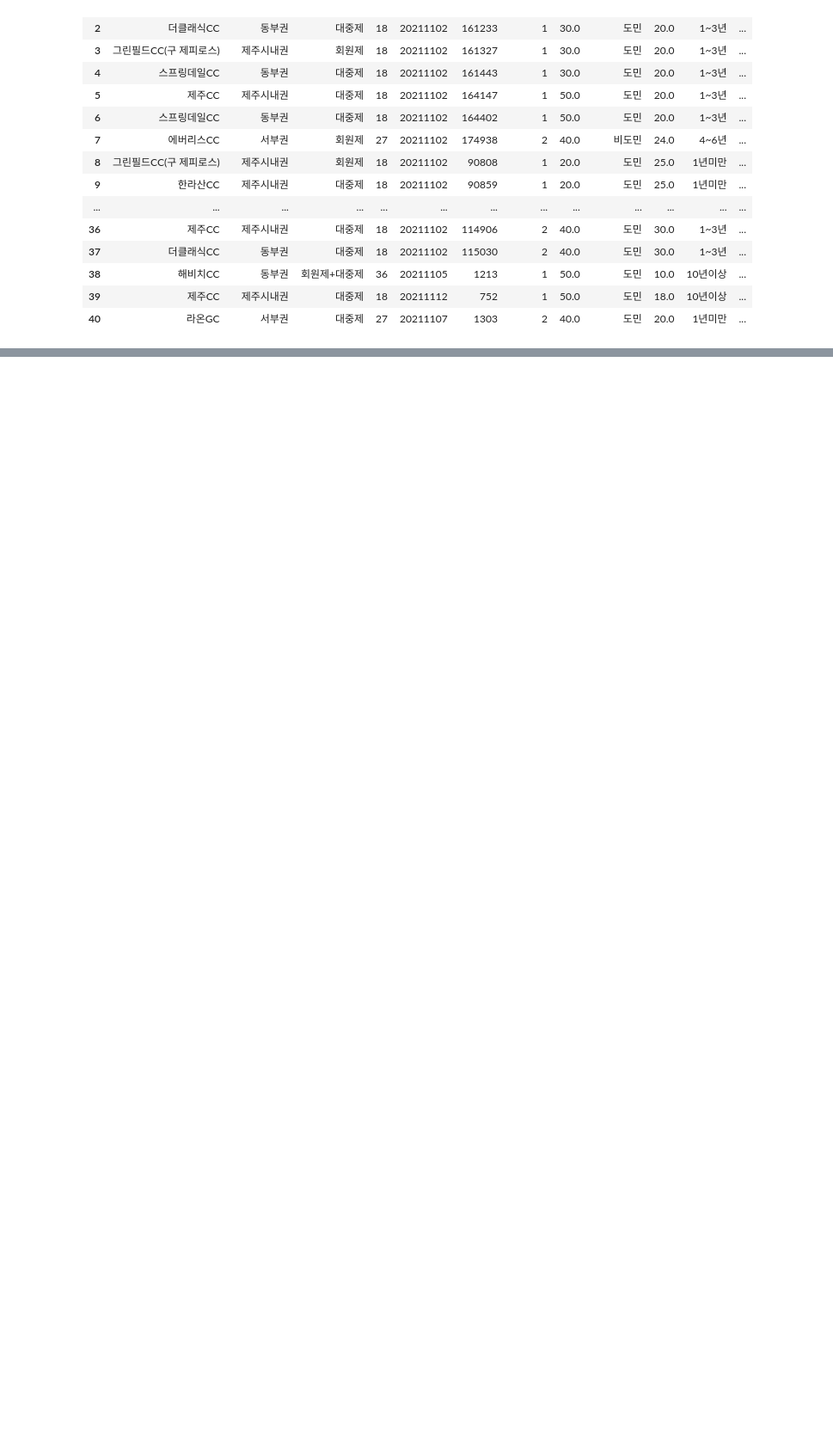
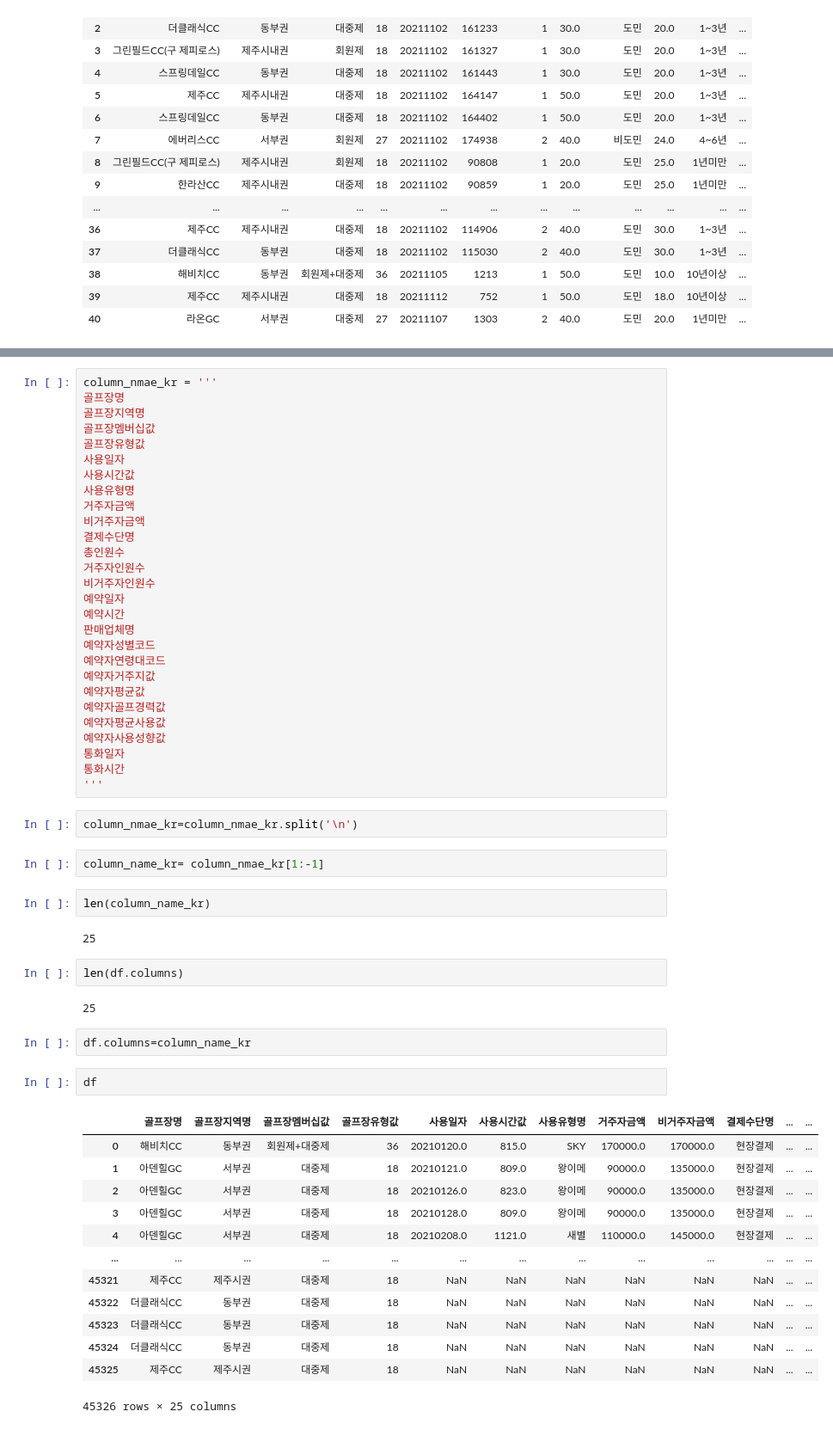
Before and after one commit to minwooking/Next_Ez_Training, a Jupyter notebook: golf1_데이터합치기.ipynb, the cells around one changed output, grey strips where cells are left out. Shown: that part at 86% size. Saved outputs shown, nothing was run; the diff lists cells and outputs as text; blank space fills up the shorter version.

```diff
--- a/golf1.ipynb
+++ b/golf1_데이터합치기.ipynb
@@ -248,0 +251,58 @@ golf_df_concat_dropnull
+# %%
+column_nmae_kr = '''
+골프장명
+골프장지역명
+골프장멤버십값
+골프장유형값
+사용일자
+사용시간값
+사용유형명
+거주자금액
+비거주자금액
+결제수단명
+총인원수
+거주자인원수
+비거주자인원수
+예약일자
+예약시간
+판매업체명
+예약자성별코드
+예약자연령대코드
+예약자거주지값
+예약자평균값
+예약자골프경력값
+예약자평균사용값
+예약자사용성향값
+통화일자
+통화시간
+'''
+# %%
+column_nmae_kr=column_nmae_kr.split('\n')
+# %%
+column_name_kr= column_nmae_kr[1:-1]
+# %%
+len(column_name_kr)
+# %% [output]
+25
+# %%
+len(df.columns)
+# %% [output]
+25
+# %%
+df.columns=column_name_kr
+# %%
+df
+# %% [output]
+|  | 골프장명 | 골프장지역명 | 골프장멤버십값 | 골프장유형값 | 사용일자 | 사용시간값 | 사용유형명 | 거주자금액 | 비거주자금액 | 결제수단명 | ... | ... |
+| 0 | 해비치CC | 동부권 | 회원제+대중제 | 36 | 20210120.0 | 815.0 | SKY | 170000.0 | 170000.0 | 현장결제 | ... | ... |
+| 1 | 아덴힐GC | 서부권 | 대중제 | 18 | 20210121.0 | 809.0 | 왕이메 | 90000.0 | 135000.0 | 현장결제 | ... | ... |
+| 2 | 아덴힐GC | 서부권 | 대중제 | 18 | 20210126.0 | 823.0 | 왕이메 | 90000.0 | 135000.0 | 현장결제 | ... | ... |
+| 3 | 아덴힐GC | 서부권 | 대중제 | 18 | 20210128.0 | 809.0 | 왕이메 | 90000.0 | 135000.0 | 현장결제 | ... | ... |
+| 4 | 아덴힐GC | 서부권 | 대중제 | 18 | 20210208.0 | 1121.0 | 새별 | 110000.0 | 145000.0 | 현장결제 | ... | ... |
+| ... | ... | ... | ... | ... | ... | ... | ... | ... | ... | ... | ... | ... |
+| 45321 | 제주CC | 제주시권 | 대중제 | 18 | NaN | NaN | NaN | NaN | NaN | NaN | ... | ... |
+| 45322 | 더클래식CC | 동부권 | 대중제 | 18 | NaN | NaN | NaN | NaN | NaN | NaN | ... | ... |
+| 45323 | 더클래식CC | 동부권 | 대중제 | 18 | NaN | NaN | NaN | NaN | NaN | NaN | ... | ... |
+| 45324 | 더클래식CC | 동부권 | 대중제 | 18 | NaN | NaN | NaN | NaN | NaN | NaN | ... | ... |
+| 45325 | 제주CC | 제주시권 | 대중제 | 18 | NaN | NaN | NaN | NaN | NaN | NaN | ... | ... |
+45326 rows × 25 columns
```
Also changed, not shown: parts of 3 cells of this notebook, 2 other files.
